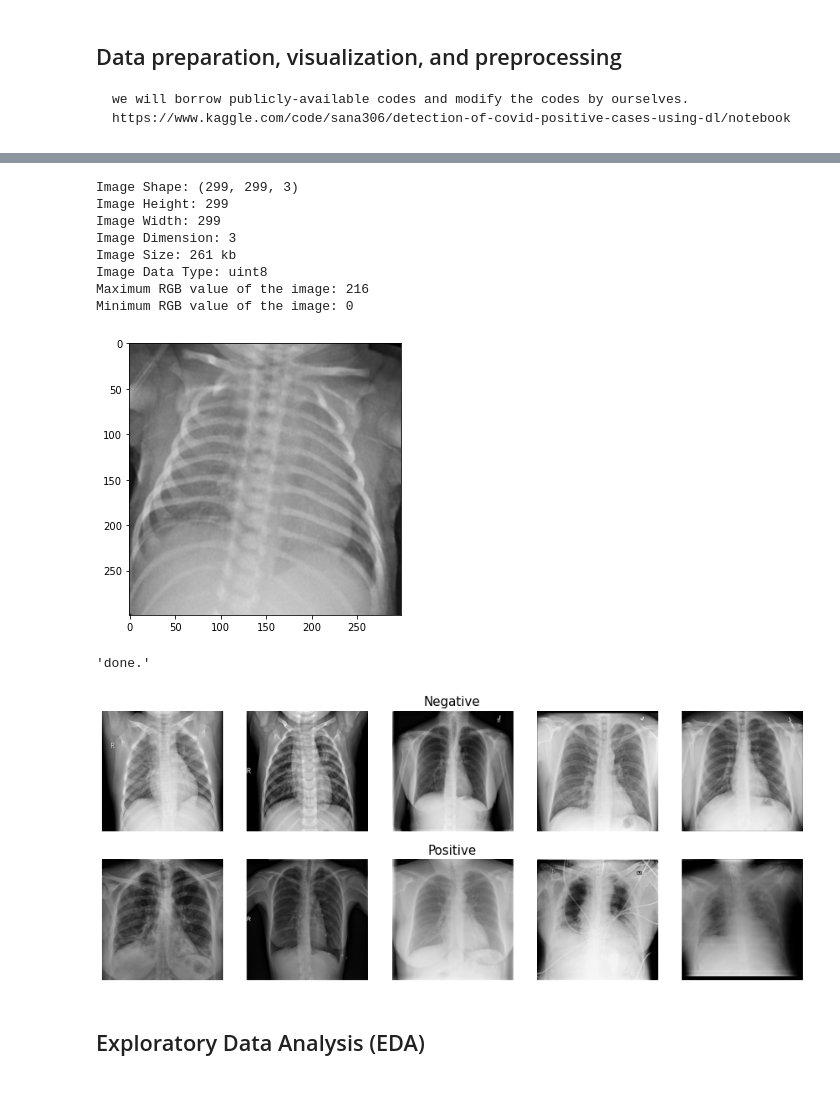
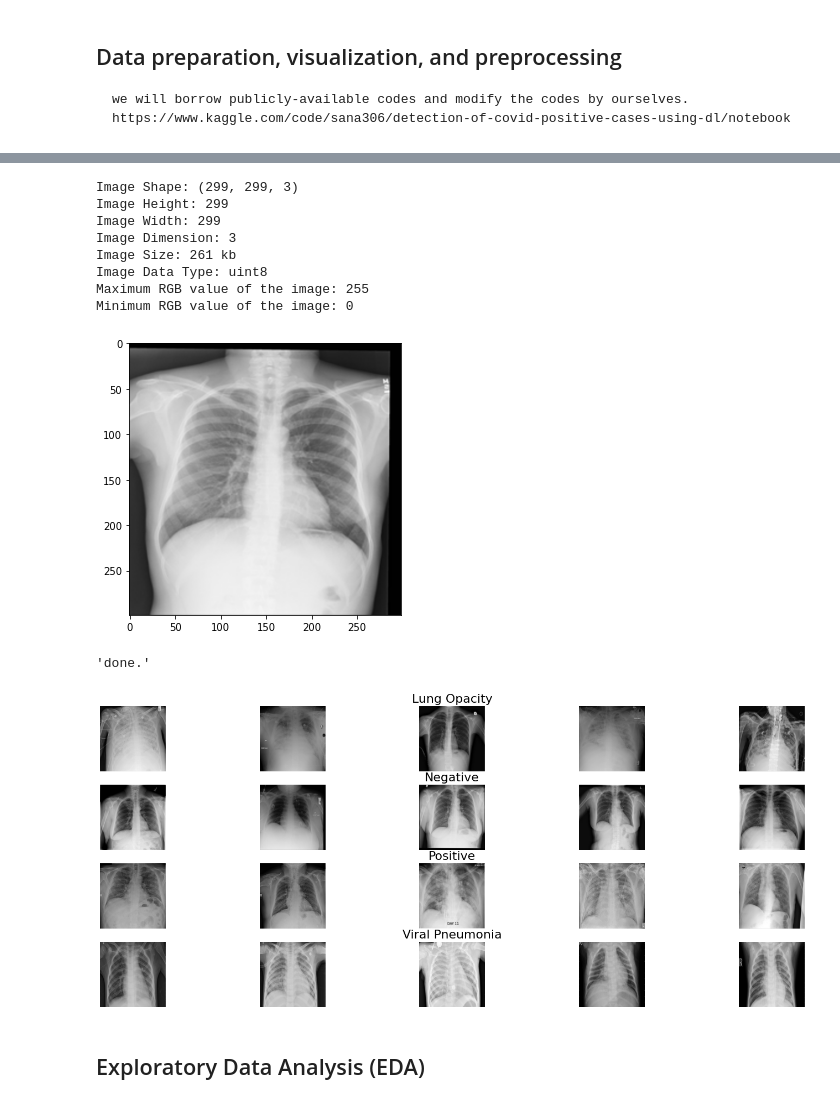
Before and after one commit to XiangshengGu/Attention-aware-CNN-Models-On-COVID-19-Detection, a Jupyter notebook: BAM_CNNs_COVID-19_Detection.ipynb, the cells around one changed output, grey strips where cells are left out. Drawn from its saved outputs; the diff is of its cells as text; code cells hidden in the pictures.

```diff
--- a/BAM_CNNs_COVID-19_Detection.ipynb
+++ b/BAM_CNNs_COVID-19_Detection.ipynb
@@ -37,7 +34,7 @@ random.seed(5)
     we will borrow publicly-available codes and modify the codes by ourselves.
     https://www.kaggle.com/code/sana306/detection-of-covid-positive-cases-using-dl/notebook
 # %%
-results = ['Normal', 'COVID']
+results = ['Normal', 'Lung Opacity', 'Viral Pneumonia', 'COVID']
 data_dir = '.'
 data = []
 for idx, result in enumerate(results):
@@ -48,7 +45,11 @@ for idx, result in enumerate(results):
 
 data = pd.DataFrame(data, columns = ['image_path', 'covid_result'])
 
-data['covid_result'] = data['covid_result'].map({'Normal': 'Negative', 'COVID': 'Positive'})
+data['covid_result'] = data['covid_result'].map({'Normal': 'Negative',
+                                                 'Lung Opacity': 'Lung Opacity',
+                                                 'Viral Pneumonia': 'Viral Pneumonia',
+                                                 'COVID': 'Positive'})
+
 data['image'] = data['image_path'].map(lambda x: np.asarray(Image.open(x).resize((75,75))))
 data = data.sample(frac = 1).reset_index(drop = True)
 
@@ -106,7 +117,7 @@ def image_check(file_path):
     plt.show()
     return 'done.'
 # %%
-image_check(data['image_path'][2])
+image_check(data['image_path'][5])
 # %% [output]
 Image Shape: (299, 299, 3)
 Image Height: 299
@@ -114,25 +125,25 @@ Image Width: 299
 Image Dimension: 3
 Image Size: 261 kb
 Image Data Type: uint8
-Maximum RGB value of the image: 216
+Maximum RGB value of the image: 255
 Minimum RGB value of the image: 0
-[figure, old version]
+[figure, new version]
 'done.'
 # %%
 n_samples = 5
-fig, m_axs = plt.subplots(2, n_samples, figsize = (3*n_samples, 3*2))
+fig, m_axs = plt.subplots(4, n_samples, figsize = (5*n_samples, 5*2))
 
 for n_axs, (type_name, type_rows) in zip(m_axs, data.sort_values(['covid_result']).groupby('covid_result')):
 
-    n_axs[2].set_title(type_name, fontsize = 15)
+    n_axs[2].set_title(type_name, fontsize = 22)
 
     for c_ax, (_, c_row) in zip(n_axs, type_rows.sample(n_samples, random_state = 5).iterrows()):
         picture = c_row['image_path']
         image = cv2.imread(picture)
         c_ax.imshow(image)
         c_ax.axis('off')
 # %% [output]
-[figure, old version]
+[figure, new version]
 # %% [markdown]
 ## Exploratory Data Analysis (EDA)
 # %%
```
Also changed, not shown: parts of 33 cells of this notebook.
